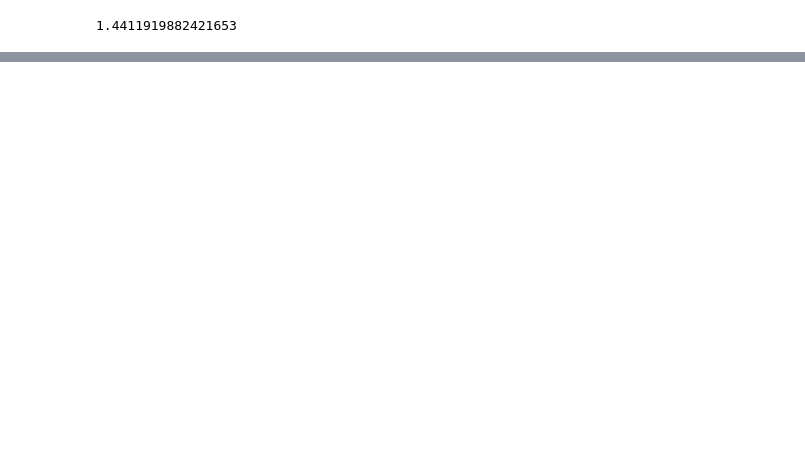
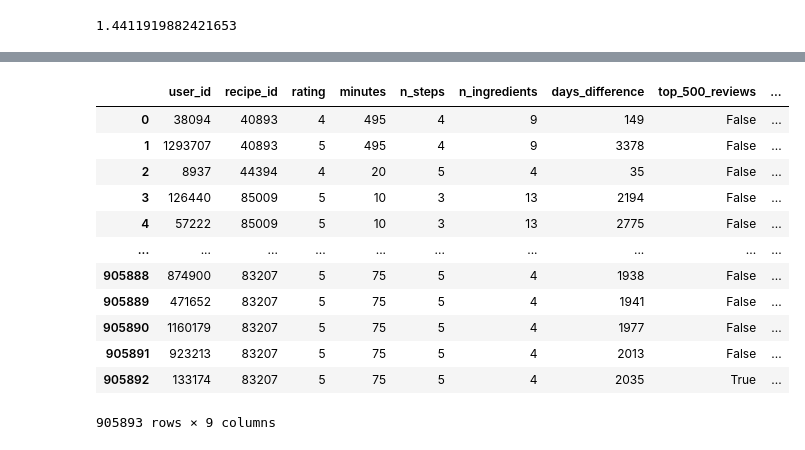
Before and after one commit to wrachel/cse158-assignment2, a Jupyter notebook: eda.ipynb, the cells around one changed output, grey strips where cells are left out. Cells and saved outputs as stored; diff of their text form; code cells hidden in the pictures; blank space fills up the shorter version.

```diff
--- a/eda.ipynb
+++ b/eda.ipynb
@@ -141,0 +188,22 @@ calculate_mse(interaction_test,best_alpha, best_user_beta_param, best_recipe_bet
+# %%
+test = merged.groupby('contributor_id')['rating'].agg(['count','mean']).sort_values(by='count')
+test = test[test['count'] > 500].index
+merged['top_500_reviews'] = merged['user_id'].apply(lambda x: x in test)
+top_50_recipes = avg_rating_and_unique_recipes[avg_rating_and_unique_recipes['count'] > 50].index
+merged['top_50_recipes'] = merged['user_id'].apply(lambda x: x in top_50_recipes)
+final = merged.drop(columns=['date','contributor_id','submitted','tags','nutrition','ingredients'])
+final
+# %% [output]
+|  | user_id | recipe_id | rating | minutes | n_steps | n_ingredients | days_difference | top_500_reviews | ... |
+| 0 | 38094 | 40893 | 4 | 495 | 4 | 9 | 149 | False | ... |
+| 1 | 1293707 | 40893 | 5 | 495 | 4 | 9 | 3378 | False | ... |
+| 2 | 8937 | 44394 | 4 | 20 | 5 | 4 | 35 | False | ... |
+| 3 | 126440 | 85009 | 5 | 10 | 3 | 13 | 2194 | False | ... |
+| 4 | 57222 | 85009 | 5 | 10 | 3 | 13 | 2775 | False | ... |
+| ... | ... | ... | ... | ... | ... | ... | ... | ... | ... |
+| 905888 | 874900 | 83207 | 5 | 75 | 5 | 4 | 1938 | False | ... |
+| 905889 | 471652 | 83207 | 5 | 75 | 5 | 4 | 1941 | False | ... |
+| 905890 | 1160179 | 83207 | 5 | 75 | 5 | 4 | 1977 | False | ... |
+| 905891 | 923213 | 83207 | 5 | 75 | 5 | 4 | 2013 | False | ... |
+| 905892 | 133174 | 83207 | 5 | 75 | 5 | 4 | 2035 | True | ... |
+905893 rows × 9 columns
```
Also changed, not shown: parts of 7 cells of this notebook.
